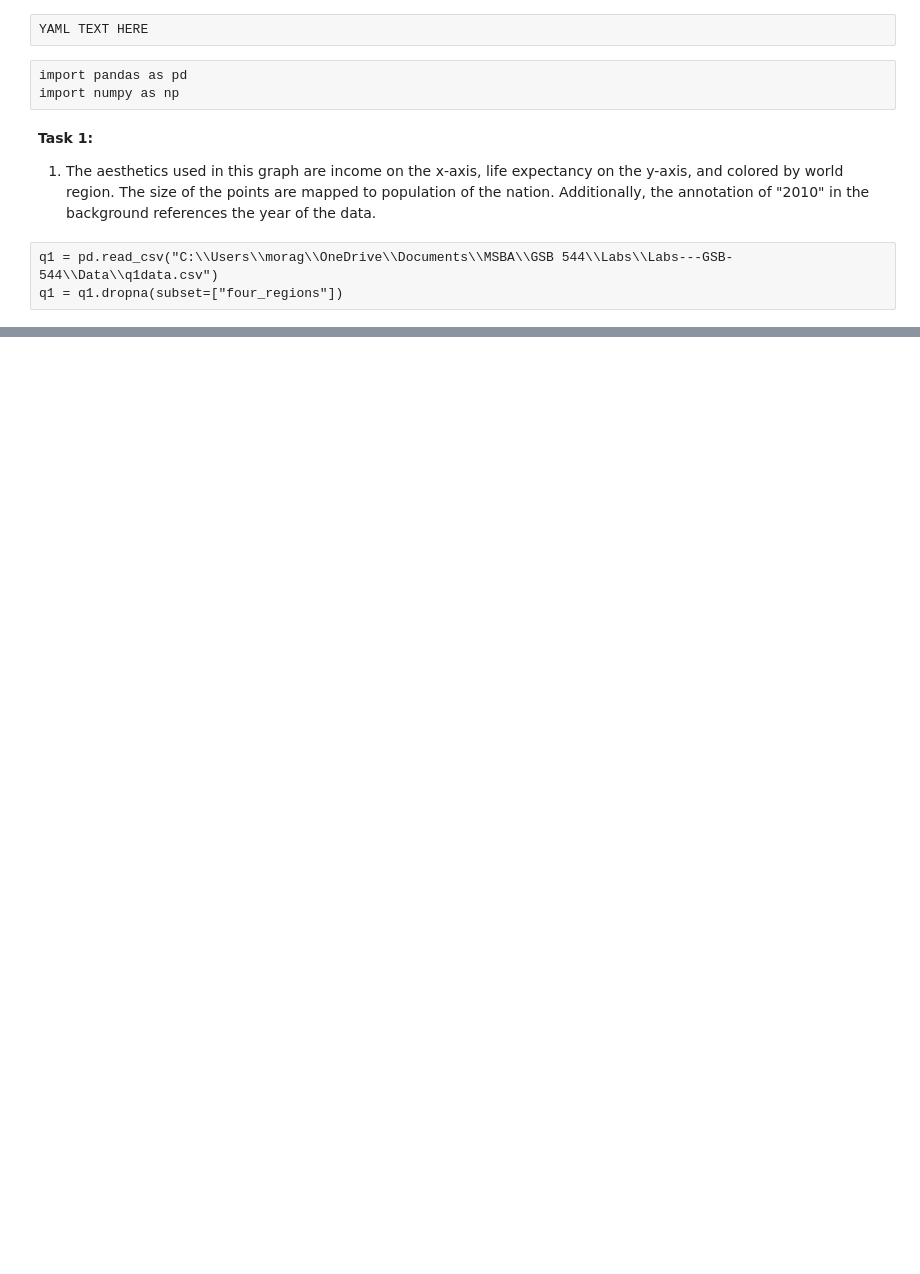
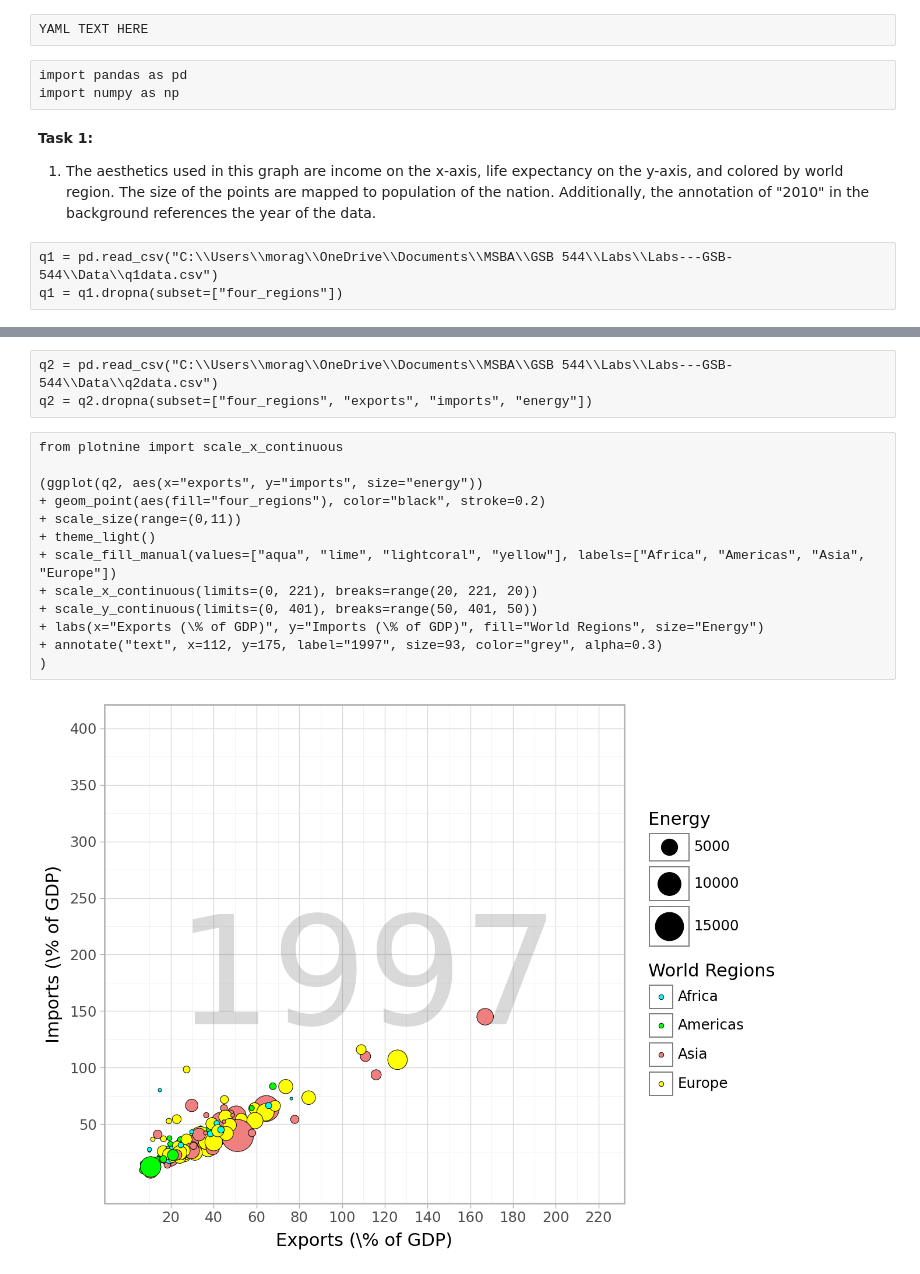
Before and after one commit to r-morag/Labs---GSB-544, a Jupyter notebook: lab_1.ipynb, the cells around one changed output, grey strips where cells are left out. Saved outputs shown, nothing was run; the diff lists cells and outputs as text; blank space fills up the shorter version.

```diff
--- a/lab_1.ipynb
+++ b/lab_1.ipynb
@@ -37,0 +66,18 @@ from plotnine import geom_point, aes, ggplot, theme_light, scale_fill_manual, sc
+# %%
+q2 = pd.read_csv("C:\\Users\\morag\\OneDrive\\Documents\\MSBA\\GSB 544\\Labs\\Labs---GSB-544\\Data\\q2data.csv")
+q2 = q2.dropna(subset=["four_regions", "exports", "imports", "energy"])
+# %%
+from plotnine import scale_x_continuous
+
+(ggplot(q2, aes(x="exports", y="imports", size="energy"))
++ geom_point(aes(fill="four_regions"), color="black", stroke=0.2)
++ scale_size(range=(0,11))
++ theme_light()
++ scale_fill_manual(values=["aqua", "lime", "lightcoral", "yellow"], labels=["Africa", "Americas", "Asia", "Europe"])
++ scale_x_continuous(limits=(0, 221), breaks=range(20, 221, 20))
++ scale_y_continuous(limits=(0, 401), breaks=range(50, 401, 50))
++ labs(x="Exports (\% of GDP)", y="Imports (\% of GDP)", fill="World Regions", size="Energy")
++ annotate("text", x=112, y=175, label="1997", size=93, color="grey", alpha=0.3)
+)
+# %% [output]
+[figure, added]
```
Also changed, not shown: parts of 10 cells of this notebook, 1 other file.
